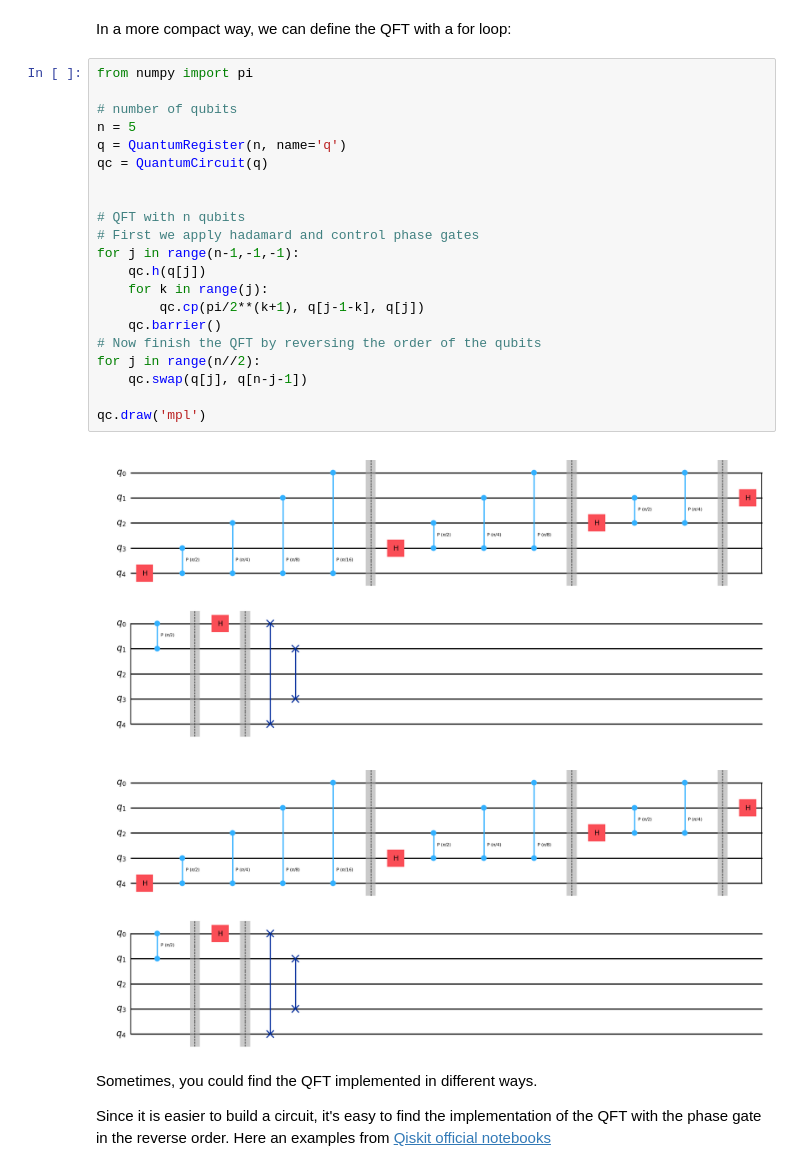
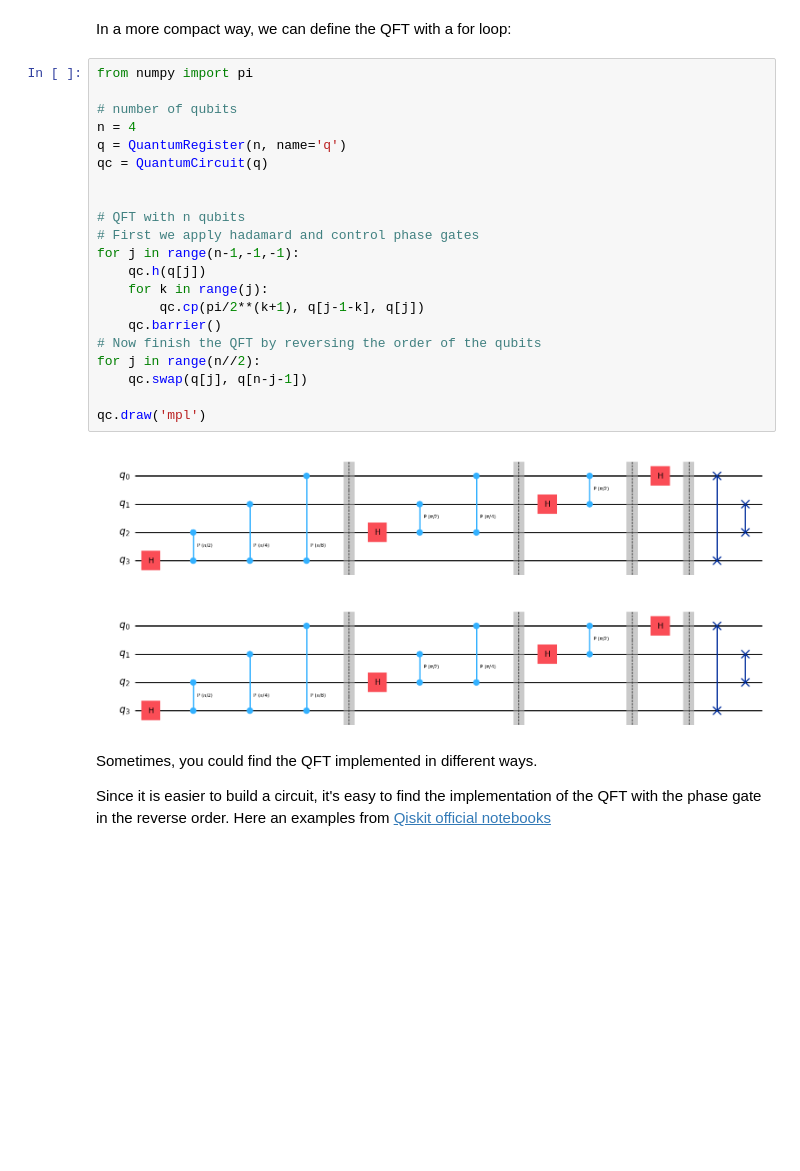
Before and after one commit to NicolaAssolini98/QuantumLab25, a Jupyter notebook: Lab3/1_QFT.ipynb, the cells around one changed output. Cells and saved outputs as stored; diff of their text form; blank space fills up the shorter version.

```diff
--- a/Lab3/1_QFT.ipynb
+++ b/Lab3/1_QFT.ipynb
@@ -294,27 +298,27 @@ In a more compact way, we can define the QFT with a for loop:
 # %%
 from numpy import pi
 
 # number of qubits
-n = 5
+n = 4
 q = QuantumRegister(n, name='q')
 qc = QuantumCircuit(q)
 
 
 # QFT with n qubits
 # First we apply hadamard and control phase gates
 for j in range(n-1,-1,-1):
     qc.h(q[j])
     for k in range(j):
         qc.cp(pi/2**(k+1), q[j-1-k], q[j])
     qc.barrier()
 # Now finish the QFT by reversing the order of the qubits
 for j in range(n//2):
     qc.swap(q[j], q[n-j-1])
 
 qc.draw('mpl')
 # %% [output]
-[figure, old version]
+[figure, new version]
-[figure, old version]
+[figure, new version]
 # %% [markdown]
 Sometimes, you could find the QFT implemented in different ways.
 
```
Also changed, not shown: parts of 5 cells of this notebook, 8 other files.
